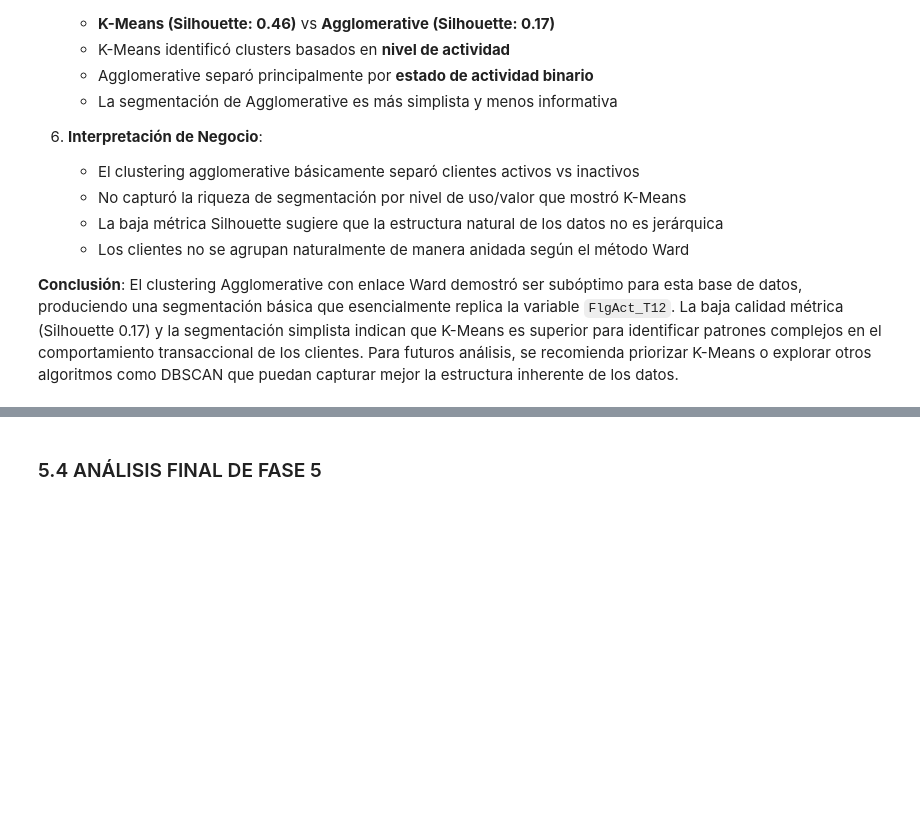
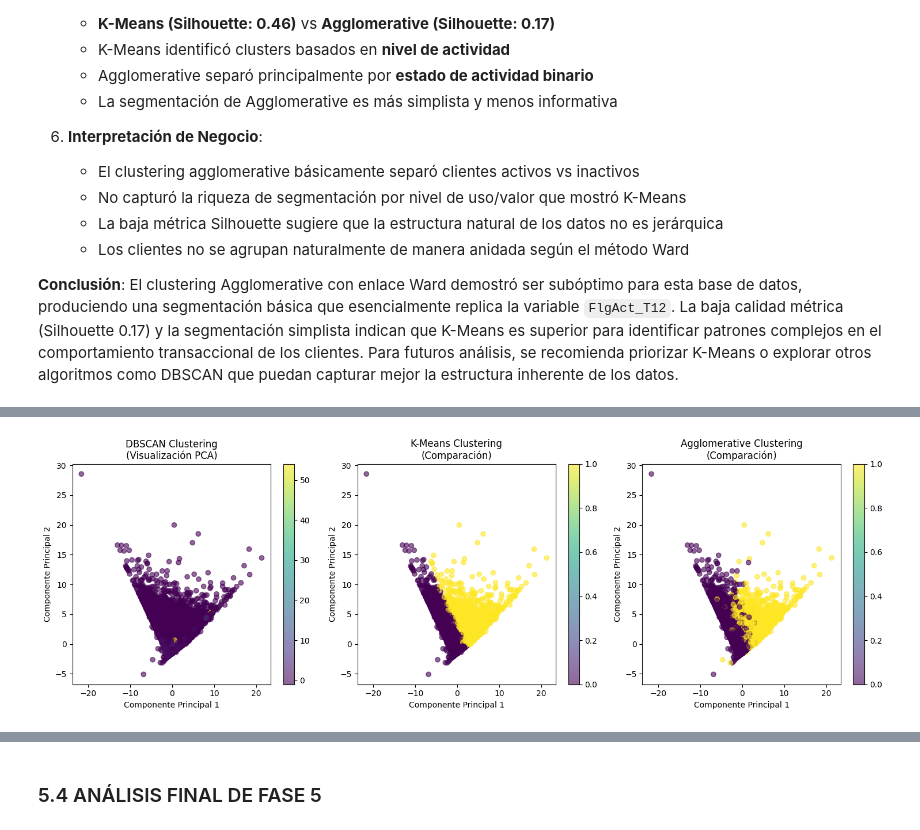
Before and after one commit to 4mnesia/MachineLearningRepo, a Jupyter notebook: Entrega3_ML.ipynb, the cells around one changed output, grey strips where cells are left out. Cells and saved outputs as stored; diff of their text form; code cells hidden in the pictures; blank space fills up the shorter version.

```diff
--- a/Entrega3_ML.ipynb
+++ b/Entrega3_ML.ipynb
@@ -1774,0 +1898,91 @@ El clustering Agglomerative con enlace Ward demostró ser subóptimo para esta b
+# %%
+# ===================================
+# 5.4 Aprendizaje NO Supervisado - DBSCAN
+# ===================================
+
+print("=== EVALUACIÓN DBSCAN ===")
+
+# Parámetros optimizados basados en análisis previo
+dbscan_final = DBSCAN(eps=0.5, min_samples=5)
+labels_dbscan_final = dbscan_final.fit_predict(Xc_scaled)
+
+df_nucleo['Cluster_DBSCAN_Final'] = labels_dbscan_final
+
+# Métricas detalladas
+n_clusters_final = len(set(labels_dbscan_final)) - (1 if -1 in labels_dbscan_final else 0)
+n_noise_final = list(labels_dbscan_final).count(-1)
+
+print(f"Configuración final: eps=0.5, min_samples=5")
+print(f"Clusters identificados: {n_clusters_final}")
+print(f"Puntos como ruido: {n_noise_final} ({n_noise_final/len(labels_dbscan_final)*100:.2f}%)")
+
+if n_clusters_final > 1:
+    # Calcular métricas excluyendo ruido
+    mask = labels_dbscan_final != -1
+    if sum(mask) > 1:
+        sil_db = silhouette_score(Xc_scaled[mask], labels_dbscan_final[mask])
+        db_db = davies_bouldin_score(Xc_scaled[mask], labels_dbscan_final[mask])
+        ch_db = calinski_harabasz_score(Xc_scaled[mask], labels_dbscan_final[mask])
+
+        print(f"Silhouette Score: {sil_db:.4f}")
+        print(f"Davies-Bouldin: {db_db:.4f}")
+        print(f"Calinski-Harabasz: {ch_db:.4f}")
+
+        # Perfilado detallado
+        print("\nPERFIL DE CLUSTERS DBSCAN:")
+        profile_db = df_nucleo[df_nucleo['Cluster_DBSCAN_Final'] != -1].groupby('Cluster_DBSCAN_Final')[cluster_features].mean()
+        print(profile_db)
+
+        # Análisis de distribución
+        print(f"\nDISTRIBUCIÓN DE CLUSTERS:")
+        cluster_dist = df_nucleo['Cluster_DBSCAN_Final'].value_counts().sort_index()
+        for cluster, count in cluster_dist.items():
+            if cluster == -1:
+                print(f"  Ruido: {count} puntos ({count/len(df_nucleo)*100:.2f}%)")
+            else:
+                print(f"  Cluster {cluster}: {count} puntos ({count/len(df_nucleo)*100:.2f}%)")
+
+        # Comparación con K-Means
+        print(f"\nCOMPARACIÓN CON K-MEANS:")
+        from sklearn.metrics import adjusted_rand_score
+        ari_score = adjusted_rand_score(labels_km, labels_dbscan_final)
+        print(f"Adjusted Rand Index vs K-Means: {ari_score:.4f}")
+
+    else:
+        print("No hay suficientes puntos no-ruido para calcular métricas")
+else:
+    print("DBSCAN no logró identificar clusters significativos")
+
+# Visualización comparativa
+if n_clusters_final > 0:
+    plt.figure(figsize=(15, 5))
+
+    # Reducción dimensional para visualización
+    from sklearn.decomposition import PCA
+    pca = PCA(n_components=2)
+    Xc_pca = pca.fit_transform(Xc_scaled)
+
+    plt.subplot(1, 3, 1)
+    scatter1 = plt.scatter(Xc_pca[:, 0], Xc_pca[:, 1], c=labels_dbscan_final, cmap='viridis', alpha=0.6)
+    plt.colorbar(scatter1)
+    plt.title('DBSCAN Clustering\n(Visualización PCA)')
+    plt.xlabel('Componente Principal 1')
+    plt.ylabel('Componente Principal 2')
+
+    plt.subplot(1, 3, 2)
+    scatter2 = plt.scatter(Xc_pca[:, 0], Xc_pca[:, 1], c=labels_km, cmap='viridis', alpha=0.6)
+    plt.colorbar(scatter2)
+    plt.title('K-Means Clustering\n(Comparación)')
+    plt.xlabel('Componente Principal 1')
+    plt.ylabel('Componente Principal 2')
+
+    plt.subplot(1, 3, 3)
+    scatter3 = plt.scatter(Xc_pca[:, 0], Xc_pca[:, 1], c=labels_agg, cmap='viridis', alpha=0.6)
+    plt.colorbar(scatter3)
+    plt.title('Agglomerative Clustering\n(Comparación)')
+    plt.xlabel('Componente Principal 1')
+    plt.ylabel('Componente Principal 2')
+
+    plt.tight_layout()
+    plt.show()
+# %% [output]
@@ -1774,0 +2006 @@ El clustering Agglomerative con enlace Ward demostró ser subóptimo para esta b
+[figure, added]
```
Also changed, not shown: parts of 16 cells of this notebook.
